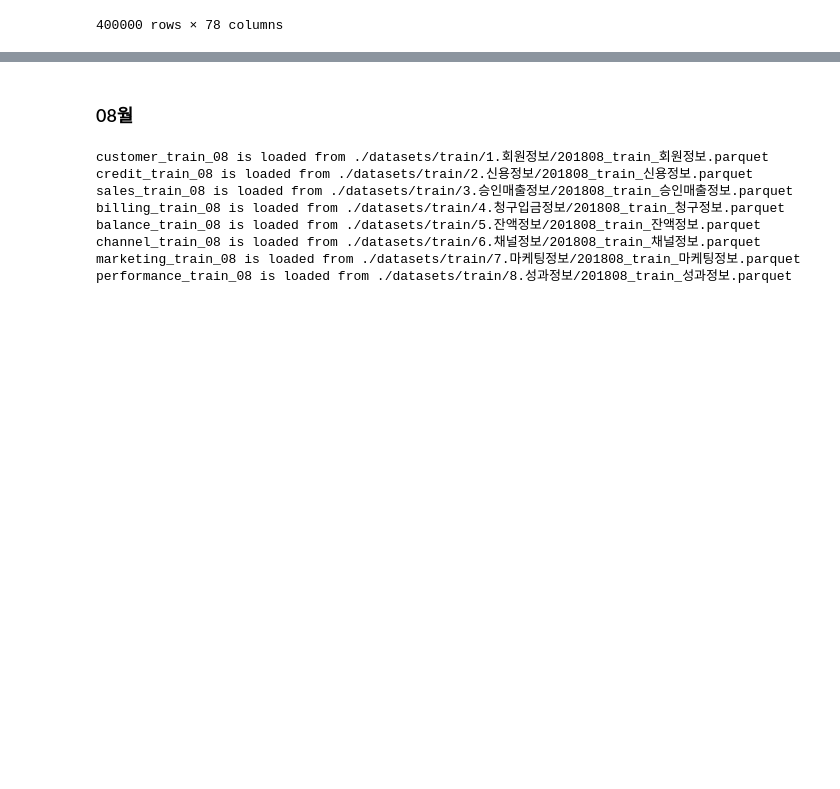
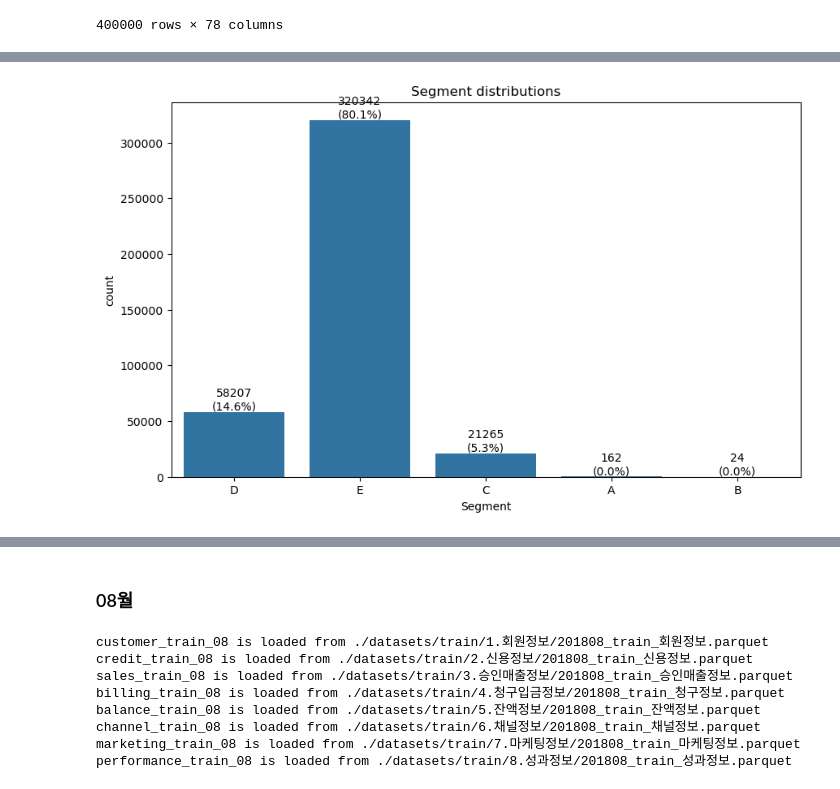
Before and after one commit to irregular6612/Dacon-Card-Classification, a Jupyter notebook: main.ipynb, the cells around one changed output, grey strips where cells are left out. Saved outputs shown, nothing was run; the diff lists cells and outputs as text; code cells hidden in the pictures; blank space fills up the shorter version.

```diff
--- a/main.ipynb
+++ b/main.ipynb
@@ -97 +99,21 @@ memory usage: 235.0+ MB
+# %%
+# target
+def value_counts_plot(df: pd.DataFrame, col: str):
+    plt.figure(figsize=(10, 6))
+    ax = sns.countplot(x=col, data=df)
+    total = len(df)
+    for p in ax.patches:
+        percentage = '{:.1f}%'.format(100 * p.get_height()/total)
+        count = int(p.get_height())
+        ax.annotate(f'{count}\n({percentage})',  # 개수와 비율
+                (p.get_x() + p.get_width()/2, p.get_height()),  # 위치
+                ha='center',  # 수평 정렬
+                va='bottom',  # 수직 정렬
+                fontsize=10)  # 글자 크기
+
+    plt.title(f'{col} distributions')
+    plt.show()
+value_counts_plot(globals()['customer_train_07'], 'Segment')
+# %% [output]
+[figure, added]
 # %%
```
Also changed, not shown: parts of 49 cells of this notebook, 1 other file.
